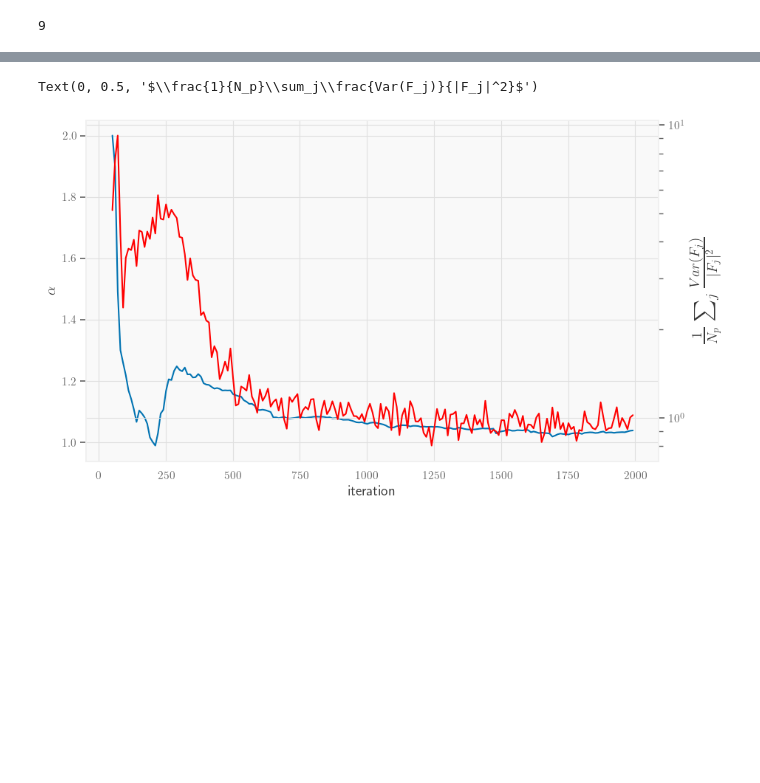
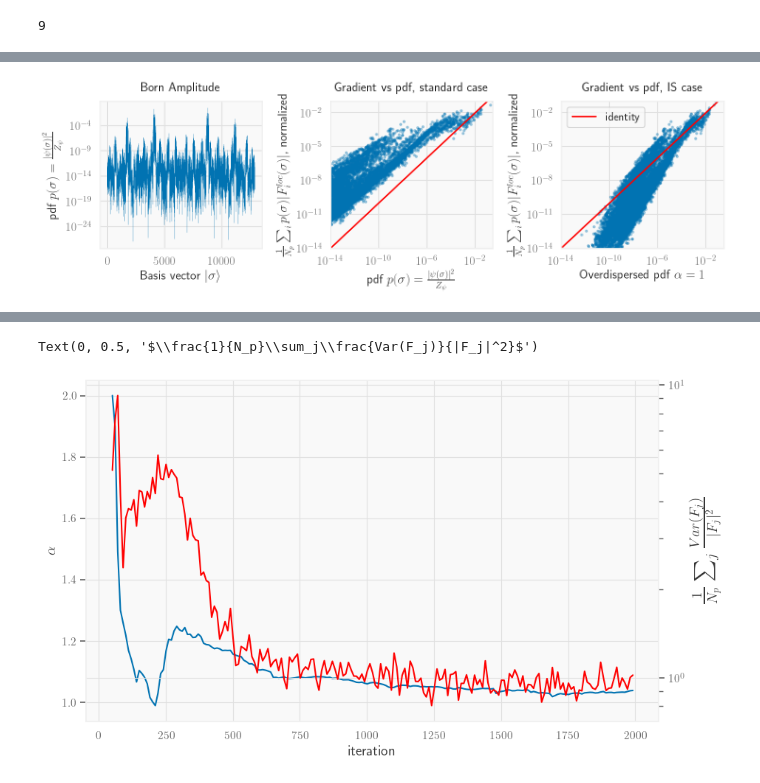
Before and after one commit to AntoineMsy/grad_sample, a Jupyter notebook: notebooks/is_adapt.ipynb, the cells around one changed output, grey strips where cells are left out. Drawn from its saved outputs; the diff is of its cells as text; code cells hidden in the pictures; blank space fills up the shorter version.

```diff
--- a/notebooks/is_adapt.ipynb
+++ b/notebooks/is_adapt.ipynb
@@ -54,0 +65,5 @@ trainer.sample_size
+# %%
+from netket.vqs import FullSumState
+import copy
+fs_state = FullSumState(hilbert = gs.state.hilbert, model = gs.state.model, chunk_size=None, seed=0)
+fs_state.variables = copy.deepcopy(gs.state.variables)
@@ -54,0 +115,36 @@ trainer.sample_size
+# %%
+# plt.plot(jnp.mean(loc_grad, axis=0))
+fig, axes = plt.subplots(1,3, figsize=(15,5))
+axes[0].plot(pdf, linewidth=0.2)
+axes[0].set_yscale('log')
+axes[1].set_xscale('log')
+axes[0].set_xlabel(r'Basis vector $\ket{\sigma}$')
+axes[0].set_ylabel(r'pdf $p(\sigma) = \frac{|\psi(\sigma)|^2}{Z_\psi}$')
+axes[0].set_title('Born Amplitude')
+axes[1].set_yscale('log')
+
+axes[1].scatter(pdf, mean_grad, alpha=0.3, s=10)
+# axes[1].scatter(pdf, jnp.abs(loc_grad_rescaled[0]))
+id_y = jnp.linspace(min(mean_grad), max(mean_grad), 10)
+axes[1].plot(id_y, id_y, color = 'red')
+axes[1].set_ylabel(r'$\frac{1}{N_p}\sum_i p(\sigma)|F_i^{loc}(\sigma)|$, normalized')
+axes[1].set_xlabel(r'pdf $p(\sigma) = \frac{|\psi(\sigma)|^2}{Z_\psi}$')
+axes[1].set_title('Gradient vs pdf, standard case')
+
+# axes[0].set_ylim(1e-14, max(pdf))
+axes[1].set_ylim(1e-14, max(mean_grad))
+axes[2].set_ylim(1e-14, max(mean_grad))
+axes[1].set_xlim(1e-14, max(pdf))
+axes[2].set_xlim(1e-14, max(pdf))
+
+axes[2].plot(id_y, id_y, color = 'red', label = 'identity')
+axes[2].scatter(mod_pdf, mean_grad, alpha=0.3, s=10)
+axes[2].set_title('Gradient vs pdf, IS case')
+axes[2].set_ylabel(r'$\frac{1}{N_p}\sum_i p(\sigma)|F_i^{loc}(\sigma)|$, normalized')
+axes[2].set_xlabel(r'Overdispersed pdf $\alpha = 1$')
+axes[2].set_xscale('log')
+axes[2].set_yscale('log')
+plt.legend()
+fig.tight_layout()
+# %% [output]
+[figure, added]
```
Also changed, not shown: parts of 12 cells of this notebook, 10 other files.
